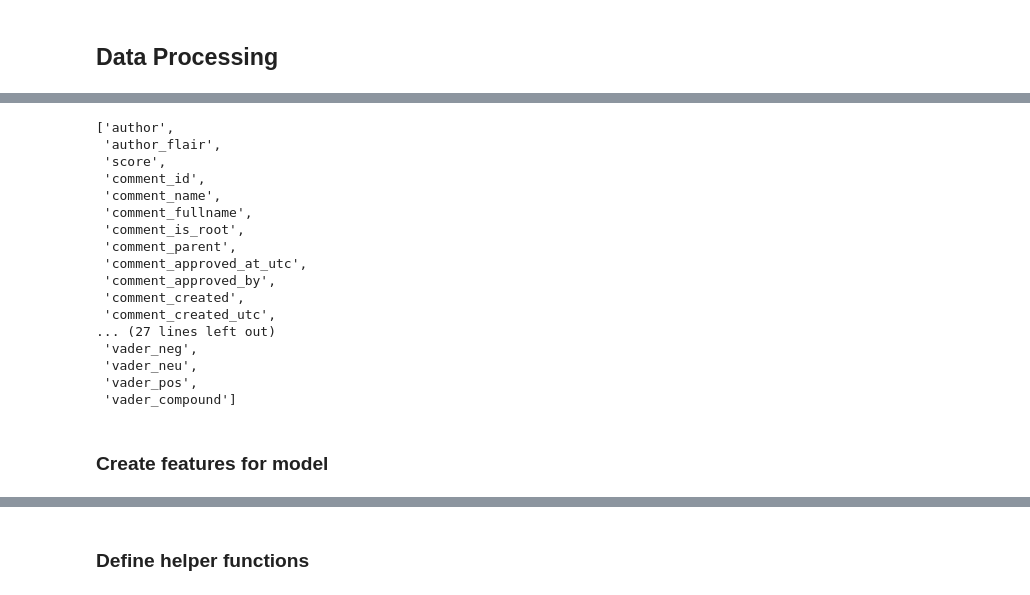
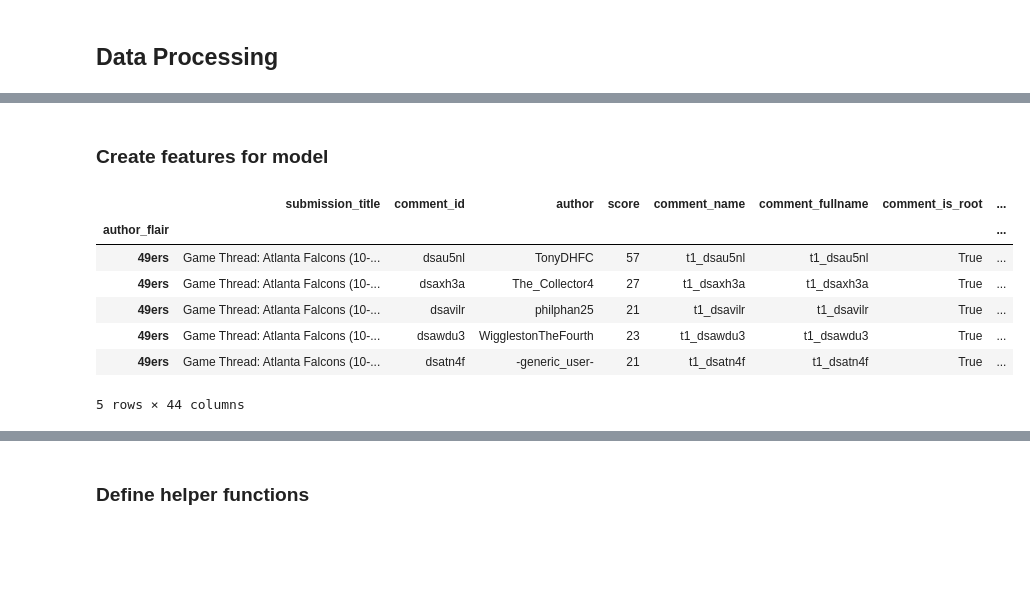
Before and after one commit to chadharness-mids/w266_final_project_merged, a Jupyter notebook: notebooks/models/Keri_Baseline_Model_April_6.ipynb, the cells around one changed output, grey strips where cells are left out. Saved outputs shown, nothing was run; the diff lists cells and outputs as text; code cells hidden in the pictures; blank space fills up the shorter version.

```diff
--- a/notebooks/models/Keri_Baseline_Model_April_6.ipynb
+++ b/notebooks/models/Keri_Baseline_Model_April_6.ipynb
@@ -141,30 +117,2 @@ Name: comment_body, dtype: object
-# %%
-list(data.columns.values)
-# %% [output]
-['author',
- 'author_flair',
- 'score',
- 'comment_id',
- 'comment_name',
- 'comment_fullname',
- 'comment_is_root',
- 'comment_parent',
- 'comment_approved_at_utc',
- 'comment_approved_by',
- 'comment_created',
- 'comment_created_utc',
-... (27 lines left out)
- 'vader_neg',
- 'vader_neu',
- 'vader_pos',
- 'vader_compound']
 # %% [markdown]
 ### Create features for model
-# %%
-# Identify game state
-data['win_differential'] = abs(data.homeWinPercentage - data.awayWinPercentage)
-
-# Call it a win for away if away has same or higher win percentage
-data['win_team'] = np.where(data.awayWinPercentage >= data.homeWinPercentage, 'away', 'home')
-
-data['game_state'] = np.where(data.win_differential < 0.6, 'close', 'notclose')
@@ -181,0 +140,11 @@ data['author_game_state'] = np.where(data.fan_type == 'nofan',
+# %%
+data[data.submission_title == 'Game Thread: Atlanta Falcons (10-6) at Los Angeles Rams (11-5)'].head()
+# %% [output]
+|  | submission_title | comment_id | author | score | comment_name | comment_fullname | comment_is_root | ... |
+| author_flair |  |  |  |  |  |  |  | ... |
+| 49ers | Game Thread: Atlanta Falcons (10-... | dsau5nl | TonyDHFC | 57 | t1_dsau5nl | t1_dsau5nl | True | ... |
+| 49ers | Game Thread: Atlanta Falcons (10-... | dsaxh3a | The_Collector4 | 27 | t1_dsaxh3a | t1_dsaxh3a | True | ... |
+| 49ers | Game Thread: Atlanta Falcons (10-... | dsavilr | philphan25 | 21 | t1_dsavilr | t1_dsavilr | True | ... |
+| 49ers | Game Thread: Atlanta Falcons (10-... | dsawdu3 | WigglestonTheFourth | 23 | t1_dsawdu3 | t1_dsawdu3 | True | ... |
+| 49ers | Game Thread: Atlanta Falcons (10-... | dsatn4f | -generic_user- | 21 | t1_dsatn4f | t1_dsatn4f | True | ... |
+5 rows × 44 columns
```
Also changed, not shown: parts of 25 cells of this notebook.
